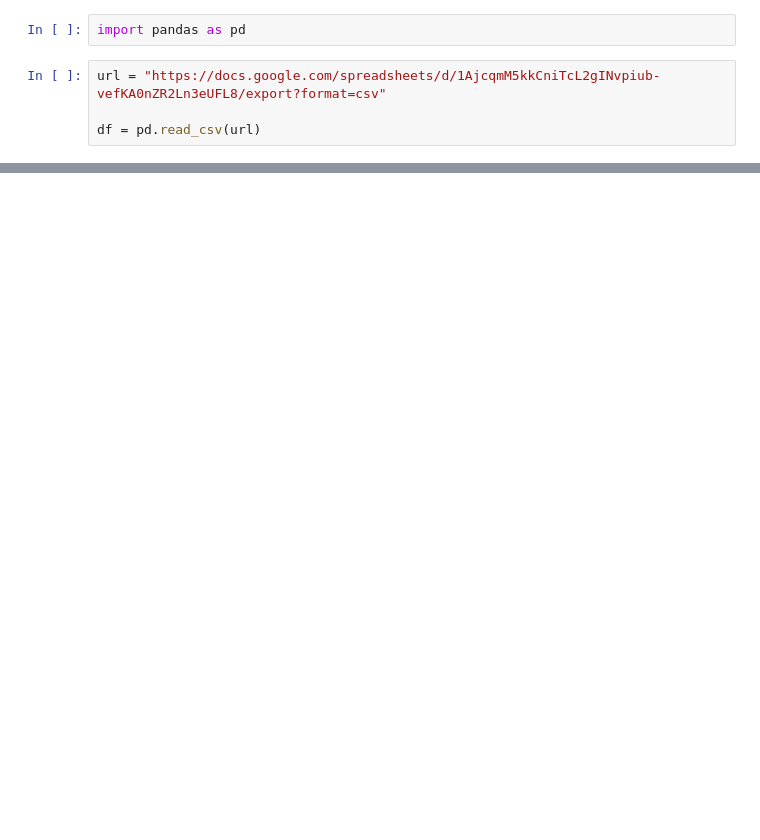
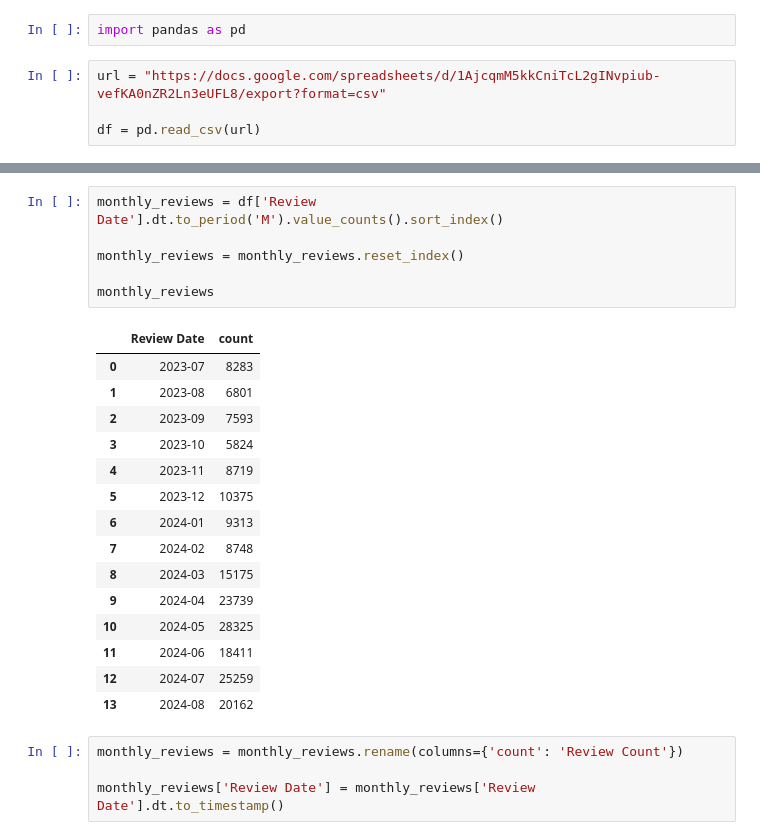
Before and after one commit to NeoTox419/chatgpt-review-analysis, a Jupyter notebook: chatgpt_analysis.ipynb, the cells around one changed output, grey strips where cells are left out. Cells and saved outputs as stored; diff of their text form; blank space fills up the shorter version.

```diff
--- a/chatgpt_analysis.ipynb
+++ b/chatgpt_analysis.ipynb
@@ -33,0 +114,26 @@ np.int64(2511)
+# %%
+monthly_reviews = df['Review Date'].dt.to_period('M').value_counts().sort_index()
+
+monthly_reviews = monthly_reviews.reset_index()
+
+monthly_reviews
+# %% [output]
+|  | Review Date | count |
+| 0 | 2023-07 | 8283 |
+| 1 | 2023-08 | 6801 |
+| 2 | 2023-09 | 7593 |
+| 3 | 2023-10 | 5824 |
+| 4 | 2023-11 | 8719 |
+| 5 | 2023-12 | 10375 |
+| 6 | 2024-01 | 9313 |
+| 7 | 2024-02 | 8748 |
+| 8 | 2024-03 | 15175 |
+| 9 | 2024-04 | 23739 |
+| 10 | 2024-05 | 28325 |
+| 11 | 2024-06 | 18411 |
+| 12 | 2024-07 | 25259 |
+| 13 | 2024-08 | 20162 |
+# %%
+monthly_reviews = monthly_reviews.rename(columns={'count': 'Review Count'})
+
+monthly_reviews['Review Date'] = monthly_reviews['Review Date'].dt.to_timestamp()
```
Also changed, not shown: parts of 11 cells of this notebook.
